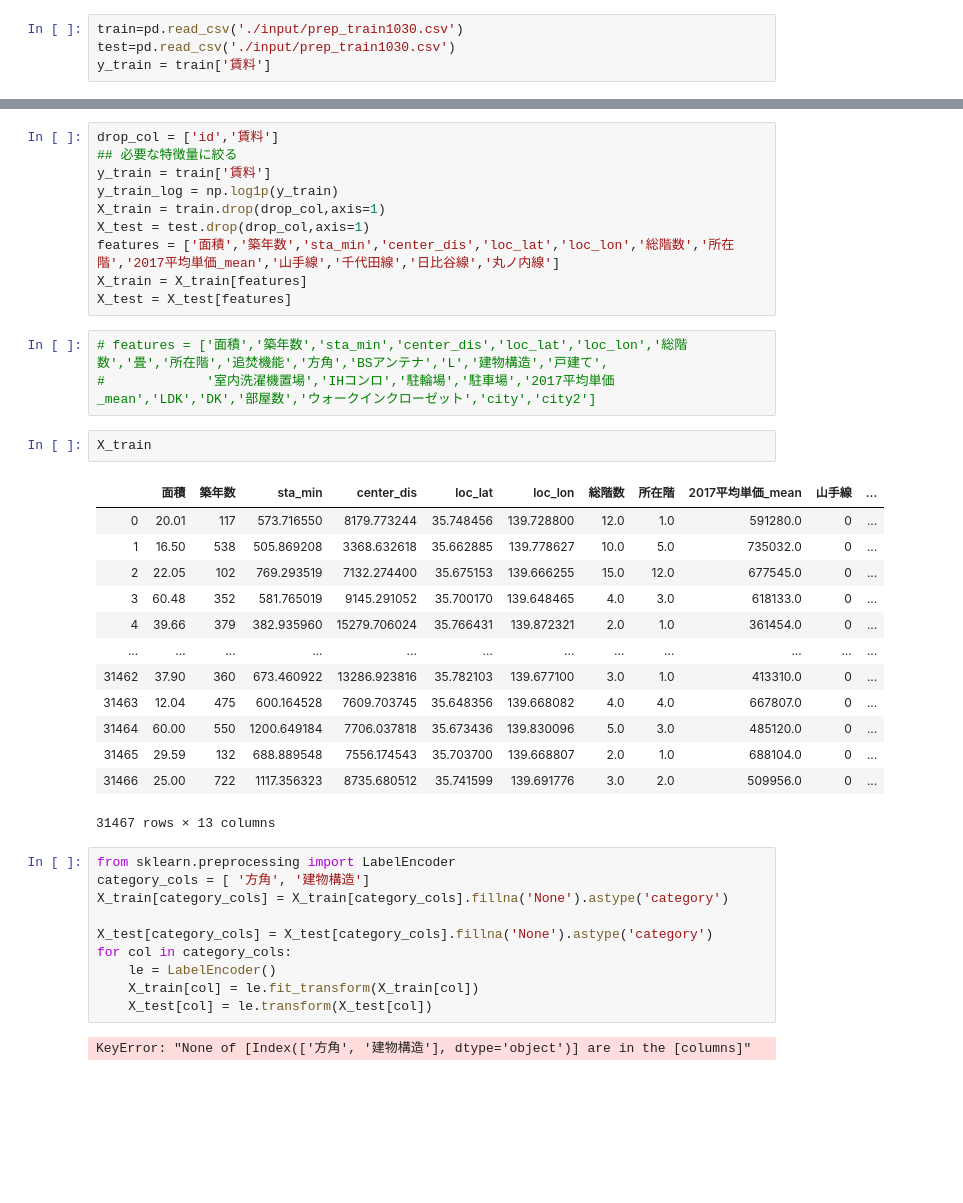
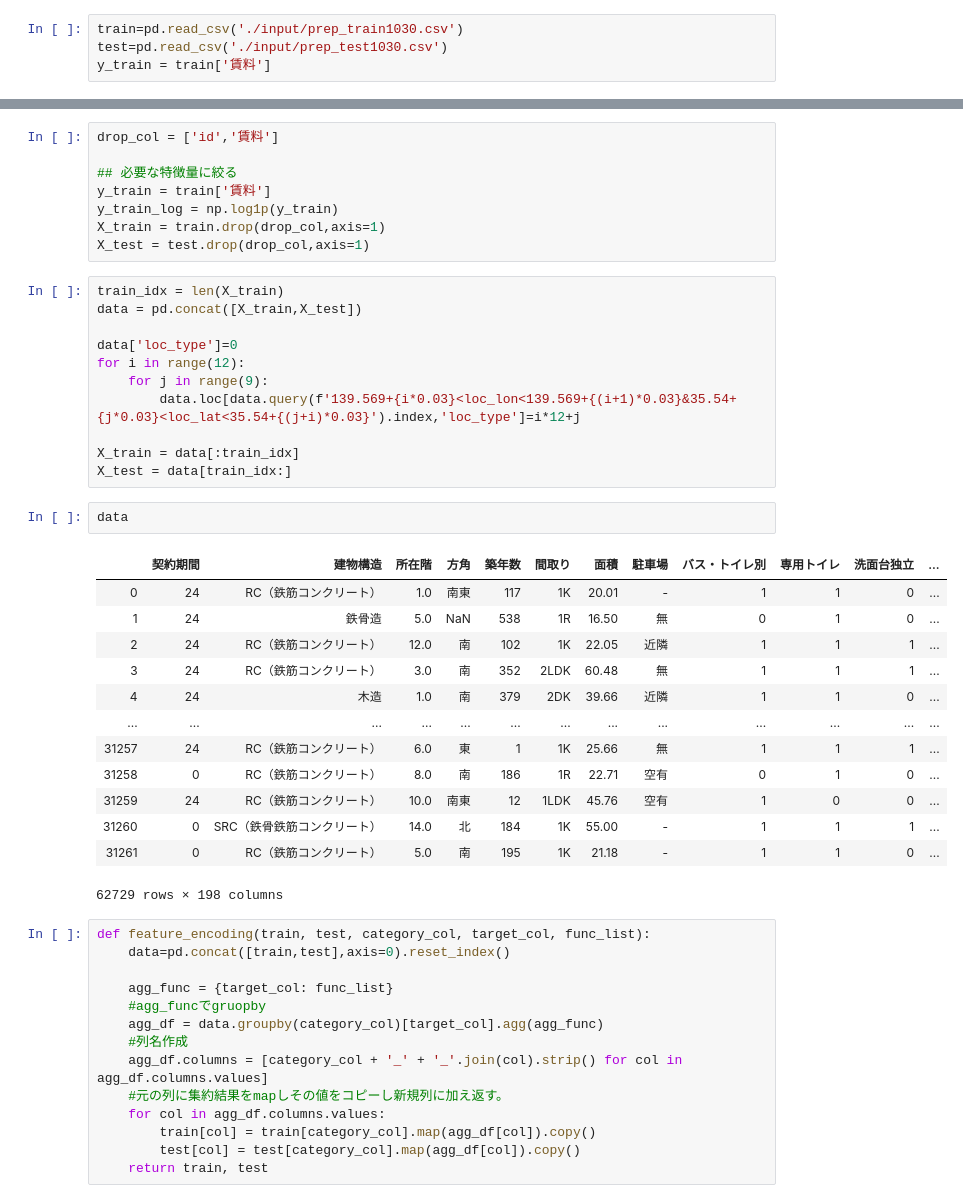
Before and after one commit to zerebom/team-mynabi, a Jupyter notebook: higuchi/1030.ipynb, the cells around one changed output, grey strips where cells are left out. Cells and saved outputs as stored; diff of their text form; blank space fills up the shorter version.

```diff
--- a/higuchi/1030.ipynb
+++ b/higuchi/1030.ipynb
@@ -38,5 +36,5 @@ SEED=1234
 n_splits=10
 # %%
 train=pd.read_csv('./input/prep_train1030.csv')
-test=pd.read_csv('./input/prep_train1030.csv')
+test=pd.read_csv('./input/prep_test1030.csv')
 y_train = train['賃料']
@@ -48,41 +41,49 @@ train.head(1)
 # %%
 drop_col = ['id','賃料']
+
 ## 必要な特徴量に絞る
 y_train = train['賃料']
 y_train_log = np.log1p(y_train)
 X_train = train.drop(drop_col,axis=1)
 X_test = test.drop(drop_col,axis=1)
-features = ['面積','築年数','sta_min','center_dis','loc_lat','loc_lon','総階数','所在階','2017平均単価_mean','山手線','千代田線','日比谷線','丸ノ内線']
-X_train = X_train[features]
-X_test = X_test[features]
-# %%
-# features = ['面積','築年数','sta_min','center_dis','loc_lat','loc_lon','総階数','畳','所在階','追焚機能','方角','BSアンテナ','L','建物構造','戸建て',
-#             '室内洗濯機置場','IHコンロ','駐輪場','駐車場','2017平均単価_mean','LDK','DK','部屋数','ウォークインクローゼット','city','city2']
-# %%
-X_train
-# %% [output]
-|  | 面積 | 築年数 | sta_min | center_dis | loc_lat | loc_lon | 総階数 | 所在階 | 2017平均単価_mean | 山手線 | ... |
-| 0 | 20.01 | 117 | 573.716550 | 8179.773244 | 35.748456 | 139.728800 | 12.0 | 1.0 | 591280.0 | 0 | ... |
-| 1 | 16.50 | 538 | 505.869208 | 3368.632618 | 35.662885 | 139.778627 | 10.0 | 5.0 | 735032.0 | 0 | ... |
-| 2 | 22.05 | 102 | 769.293519 | 7132.274400 | 35.675153 | 139.666255 | 15.0 | 12.0 | 677545.0 | 0 | ... |
-| 3 | 60.48 | 352 | 581.765019 | 9145.291052 | 35.700170 | 139.648465 | 4.0 | 3.0 | 618133.0 | 0 | ... |
-| 4 | 39.66 | 379 | 382.935960 | 15279.706024 | 35.766431 | 139.872321 | 2.0 | 1.0 | 361454.0 | 0 | ... |
-| ... | ... | ... | ... | ... | ... | ... | ... | ... | ... | ... | ... |
-| 31462 | 37.90 | 360 | 673.460922 | 13286.923816 | 35.782103 | 139.677100 | 3.0 | 1.0 | 413310.0 | 0 | ... |
-| 31463 | 12.04 | 475 | 600.164528 | 7609.703745 | 35.648356 | 139.668082 | 4.0 | 4.0 | 667807.0 | 0 | ... |
-| 31464 | 60.00 | 550 | 1200.649184 | 7706.037818 | 35.673436 | 139.830096 | 5.0 | 3.0 | 485120.0 | 0 | ... |
-| 31465 | 29.59 | 132 | 688.889548 | 7556.174543 | 35.703700 | 139.668807 | 2.0 | 1.0 | 688104.0 | 0 | ... |
-| 31466 | 25.00 | 722 | 1117.356323 | 8735.680512 | 35.741599 | 139.691776 | 3.0 | 2.0 | 509956.0 | 0 | ... |
-31467 rows × 13 columns
-# %%
-from sklearn.preprocessing import LabelEncoder
-category_cols = [ '方角', '建物構造']
-X_train[category_cols] = X_train[category_cols].fillna('None').astype('category')
-
-X_test[category_cols] = X_test[category_cols].fillna('None').astype('category')
-for col in category_cols:
-    le = LabelEncoder()
-    X_train[col] = le.fit_transform(X_train[col])
-    X_test[col] = le.transform(X_test[col])
-# %% [output]
-KeyError: "None of [Index(['方角', '建物構造'], dtype='object')] are in the [columns]"
+# %%
+train_idx = len(X_train)
+data = pd.concat([X_train,X_test])
+
+data['loc_type']=0
+for i in range(12):
+    for j in range(9):
+        data.loc[data.query(f'139.569+{i*0.03}<loc_lon<139.569+{(i+1)*0.03}&35.54+{j*0.03}<loc_lat<35.54+{(j+i)*0.03}').index,'loc_type']=i*12+j
+
+X_train = data[:train_idx]
+X_test = data[train_idx:]
+# %%
+data
+# %% [output]
+|  | 契約期間 | 建物構造 | 所在階 | 方角 | 築年数 | 間取り | 面積 | 駐車場 | バス・トイレ別 | 専用トイレ | 洗面台独立 | ... |
+| 0 | 24 | RC（鉄筋コンクリート） | 1.0 | 南東 | 117 | 1K | 20.01 | - | 1 | 1 | 0 | ... |
+| 1 | 24 | 鉄骨造 | 5.0 | NaN | 538 | 1R | 16.50 | 無 | 0 | 1 | 0 | ... |
+| 2 | 24 | RC（鉄筋コンクリート） | 12.0 | 南 | 102 | 1K | 22.05 | 近隣 | 1 | 1 | 1 | ... |
+| 3 | 24 | RC（鉄筋コンクリート） | 3.0 | 南 | 352 | 2LDK | 60.48 | 無 | 1 | 1 | 1 | ... |
+| 4 | 24 | 木造 | 1.0 | 南 | 379 | 2DK | 39.66 | 近隣 | 1 | 1 | 0 | ... |
+| ... | ... | ... | ... | ... | ... | ... | ... | ... | ... | ... | ... | ... |
+| 31257 | 24 | RC（鉄筋コンクリート） | 6.0 | 東 | 1 | 1K | 25.66 | 無 | 1 | 1 | 1 | ... |
+| 31258 | 0 | RC（鉄筋コンクリート） | 8.0 | 南 | 186 | 1R | 22.71 | 空有 | 0 | 1 | 0 | ... |
+| 31259 | 24 | RC（鉄筋コンクリート） | 10.0 | 南東 | 12 | 1LDK | 45.76 | 空有 | 1 | 0 | 0 | ... |
+| 31260 | 0 | SRC（鉄骨鉄筋コンクリート） | 14.0 | 北 | 184 | 1K | 55.00 | - | 1 | 1 | 1 | ... |
+| 31261 | 0 | RC（鉄筋コンクリート） | 5.0 | 南 | 195 | 1K | 21.18 | - | 1 | 1 | 0 | ... |
+62729 rows × 198 columns
+# %%
+def feature_encoding(train, test, category_col, target_col, func_list):
+    data=pd.concat([train,test],axis=0).reset_index()
+
+    agg_func = {target_col: func_list}
+    #agg_funcでgruopby
+    agg_df = data.groupby(category_col)[target_col].agg(agg_func)
+    #列名作成
+    agg_df.columns = [category_col + '_' + '_'.join(col).strip() for col in agg_df.columns.values]
+    #元の列に集約結果をmapしその値をコピーし新規列に加え返す。
+    for col in agg_df.columns.values:
+        train[col] = train[category_col].map(agg_df[col]).copy()
+        test[col] = test[category_col].map(agg_df[col]).copy()
+    return train, test
```
Also changed, not shown: parts of 20 cells of this notebook, 8 other files.
